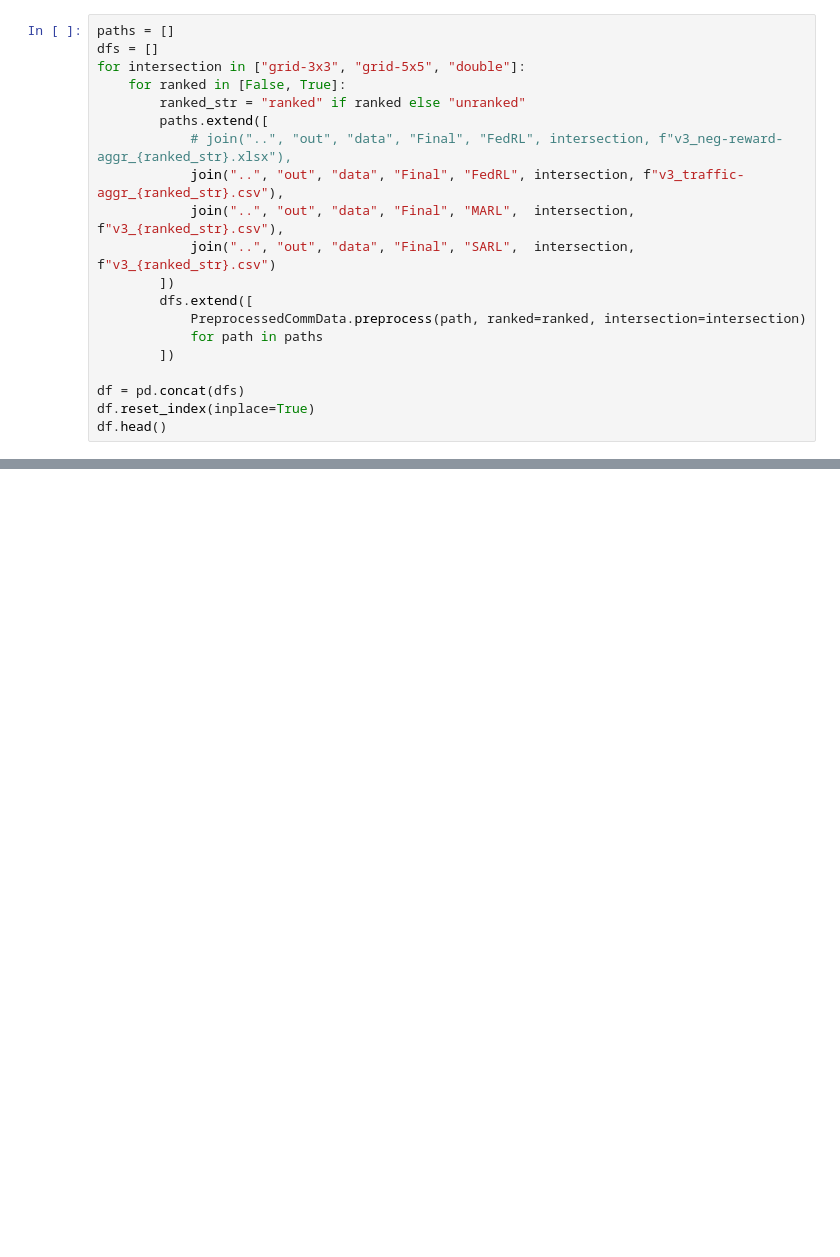
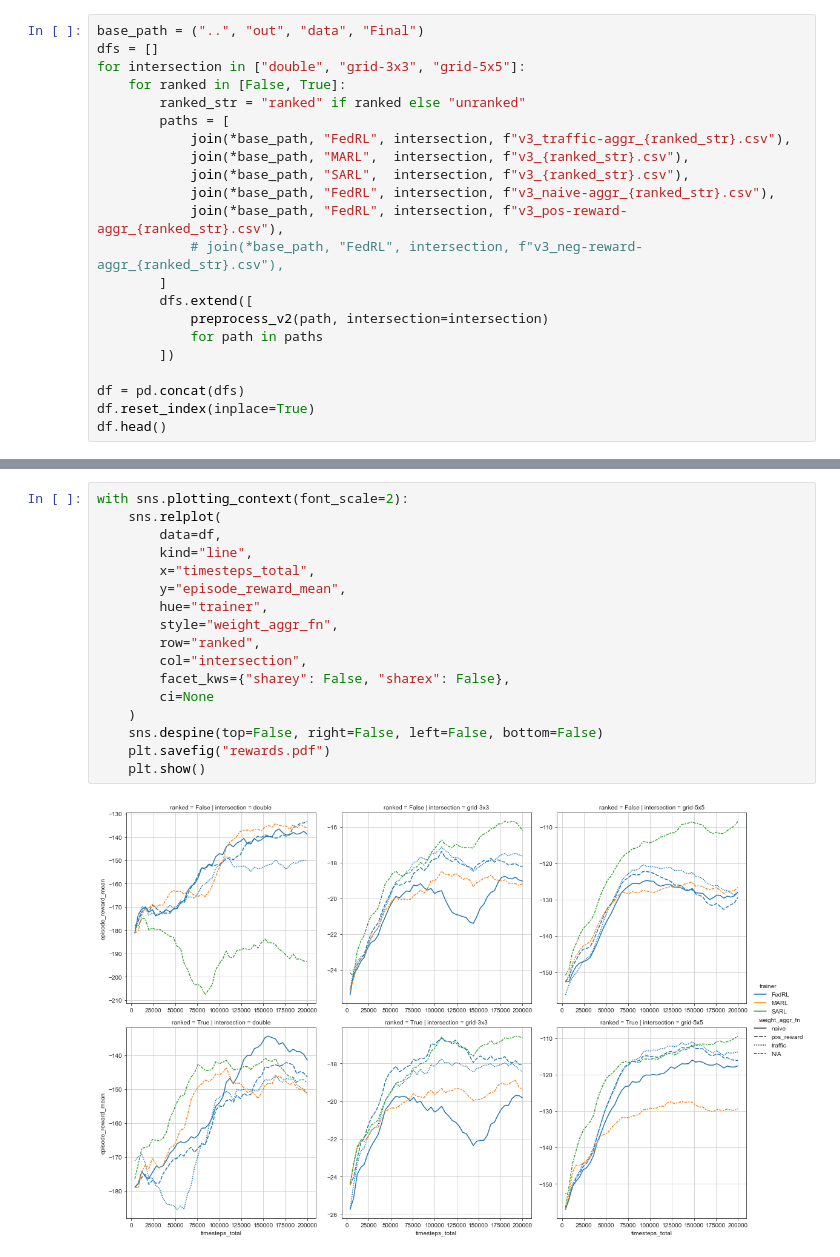
Before and after one commit to nathaniel-hudson/SUMO-FedRL, a Jupyter notebook: notebooks/Communication Analysis.ipynb, the cells around one changed output, grey strips where cells are left out. Saved outputs shown, nothing was run; the diff lists cells and outputs as text; blank space fills up the shorter version.

```diff
--- a/notebooks/Communication Analysis.ipynb
+++ b/notebooks/Communication Analysis.ipynb
@@ -29,17 +41,19 @@ sns.set_style("ticks", custom_params)
 # %%
-paths = []
+base_path = ("..", "out", "data", "Final")
 dfs = []
-for intersection in ["grid-3x3", "grid-5x5", "double"]:
+for intersection in ["double", "grid-3x3", "grid-5x5"]:
     for ranked in [False, True]:
         ranked_str = "ranked" if ranked else "unranked"
-        paths.extend([
-            # join("..", "out", "data", "Final", "FedRL", intersection, f"v3_neg-reward-aggr_{ranked_str}.xlsx"),
-            join("..", "out", "data", "Final", "FedRL", intersection, f"v3_traffic-aggr_{ranked_str}.csv"),
-            join("..", "out", "data", "Final", "MARL",  intersection, f"v3_{ranked_str}.csv"),
-            join("..", "out", "data", "Final", "SARL",  intersection, f"v3_{ranked_str}.csv")
-        ])
+        paths = [
+            join(*base_path, "FedRL", intersection, f"v3_traffic-aggr_{ranked_str}.csv"),
+            join(*base_path, "MARL",  intersection, f"v3_{ranked_str}.csv"),
+            join(*base_path, "SARL",  intersection, f"v3_{ranked_str}.csv"),
+            join(*base_path, "FedRL", intersection, f"v3_naive-aggr_{ranked_str}.csv"),
+            join(*base_path, "FedRL", intersection, f"v3_pos-reward-aggr_{ranked_str}.csv"),
+            # join(*base_path, "FedRL", intersection, f"v3_neg-reward-aggr_{ranked_str}.csv"),
+        ]
         dfs.extend([
-            PreprocessedCommData.preprocess(path, ranked=ranked, intersection=intersection)
+            preprocess_v2(path, intersection=intersection)
             for path in paths
         ])
 
@@ -50,0 +70,19 @@ SyntaxError: unexpected EOF while parsing (<unknown>, line 1)
+# %%
+with sns.plotting_context(font_scale=2):
+    sns.relplot(
+        data=df,
+        kind="line",
+        x="timesteps_total",
+        y="episode_reward_mean",
+        hue="trainer",
+        style="weight_aggr_fn",
+        row="ranked",
+        col="intersection",
+        facet_kws={"sharey": False, "sharex": False},
+        ci=None
+    )
+    sns.despine(top=False, right=False, left=False, bottom=False)
+    plt.savefig("rewards.pdf")
+    plt.show()
+# %% [output]
+[figure, added]
```
Also changed, not shown: parts of 22 cells of this notebook, 8 other files.
